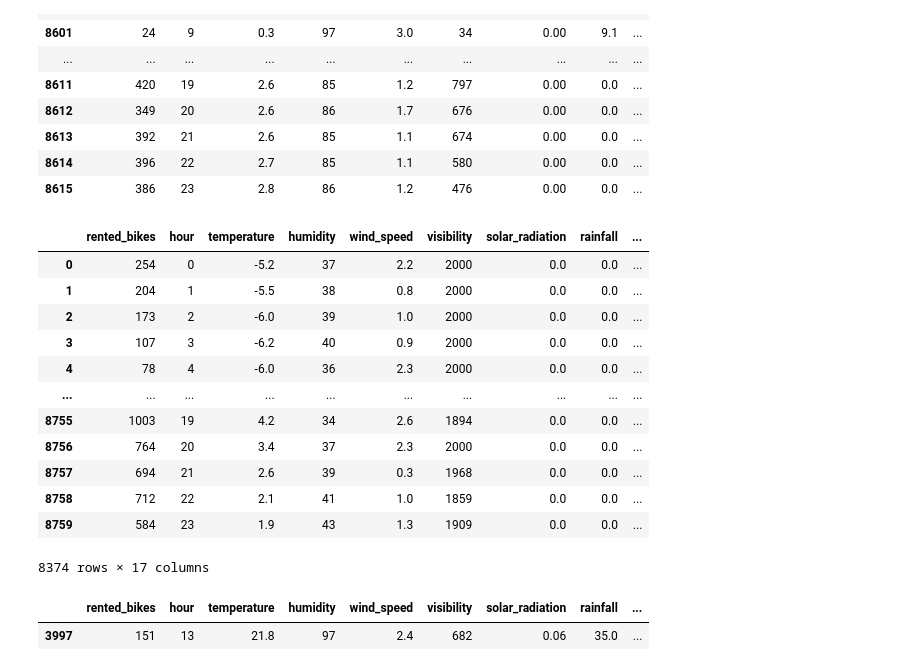
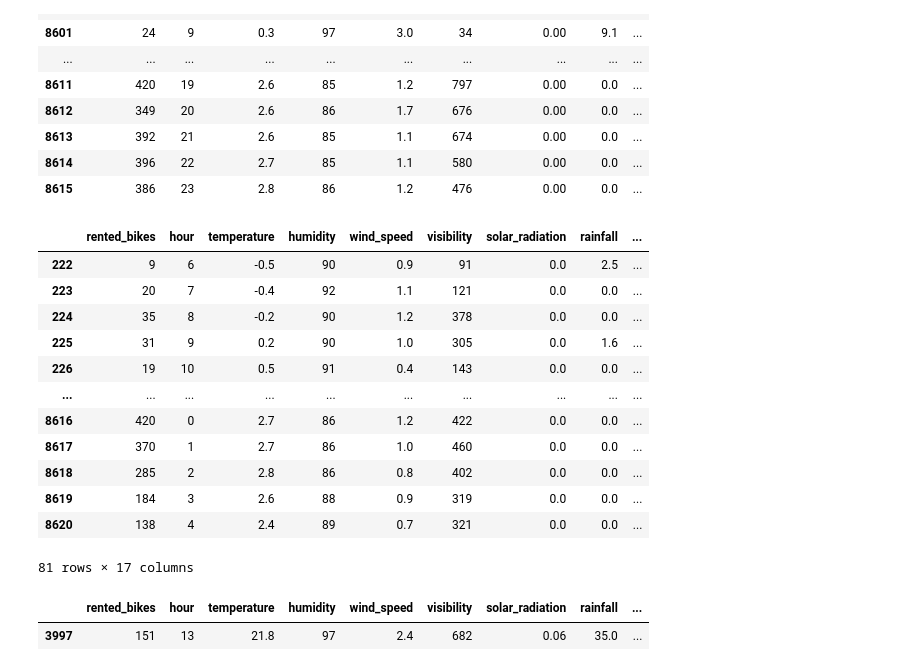
Before and after one commit to chvikas/bike-sharing-demand-prediction, a Jupyter notebook: Bike_Sharing_Demand_Prediction_Capstone_Project.ipynb, the cells around one changed output. Cells and saved outputs as stored; diff of their text form; code cells hidden in the pictures.

```diff
--- a/Bike_Sharing_Demand_Prediction_Capstone_Project.ipynb
+++ b/Bike_Sharing_Demand_Prediction_Capstone_Project.ipynb
@@ -553,21 +553,21 @@ df[(df['month_name']=='November') & (df['day']==24)]
 | 8614 | 396 | 22 | 2.7 | 85 | 1.1 | 580 | 0.00 | 0.0 | ... |
 | 8615 | 386 | 23 | 2.8 | 86 | 1.2 | 476 | 0.00 | 0.0 | ... |
 # %%
-df[df['snowfall'] < df['snowfall'].quantile(0.99)]
+df[df['snowfall'] > df['snowfall'].quantile(0.99)]
 # %% [output]
 |  | rented_bikes | hour | temperature | humidity | wind_speed | visibility | solar_radiation | rainfall | ... |
-| 0 | 254 | 0 | -5.2 | 37 | 2.2 | 2000 | 0.0 | 0.0 | ... |
-| 1 | 204 | 1 | -5.5 | 38 | 0.8 | 2000 | 0.0 | 0.0 | ... |
-| 2 | 173 | 2 | -6.0 | 39 | 1.0 | 2000 | 0.0 | 0.0 | ... |
-| 3 | 107 | 3 | -6.2 | 40 | 0.9 | 2000 | 0.0 | 0.0 | ... |
-| 4 | 78 | 4 | -6.0 | 36 | 2.3 | 2000 | 0.0 | 0.0 | ... |
+| 222 | 9 | 6 | -0.5 | 90 | 0.9 | 91 | 0.0 | 2.5 | ... |
+| 223 | 20 | 7 | -0.4 | 92 | 1.1 | 121 | 0.0 | 0.0 | ... |
+| 224 | 35 | 8 | -0.2 | 90 | 1.2 | 378 | 0.0 | 0.0 | ... |
+| 225 | 31 | 9 | 0.2 | 90 | 1.0 | 305 | 0.0 | 1.6 | ... |
+| 226 | 19 | 10 | 0.5 | 91 | 0.4 | 143 | 0.0 | 0.0 | ... |
 | ... | ... | ... | ... | ... | ... | ... | ... | ... | ... |
-| 8755 | 1003 | 19 | 4.2 | 34 | 2.6 | 1894 | 0.0 | 0.0 | ... |
-| 8756 | 764 | 20 | 3.4 | 37 | 2.3 | 2000 | 0.0 | 0.0 | ... |
-| 8757 | 694 | 21 | 2.6 | 39 | 0.3 | 1968 | 0.0 | 0.0 | ... |
-| 8758 | 712 | 22 | 2.1 | 41 | 1.0 | 1859 | 0.0 | 0.0 | ... |
-| 8759 | 584 | 23 | 1.9 | 43 | 1.3 | 1909 | 0.0 | 0.0 | ... |
+| 8616 | 420 | 0 | 2.7 | 86 | 1.2 | 422 | 0.0 | 0.0 | ... |
+| 8617 | 370 | 1 | 2.7 | 86 | 1.0 | 460 | 0.0 | 0.0 | ... |
+| 8618 | 285 | 2 | 2.8 | 86 | 0.8 | 402 | 0.0 | 0.0 | ... |
+| 8619 | 184 | 3 | 2.6 | 88 | 0.9 | 319 | 0.0 | 0.0 | ... |
+| 8620 | 138 | 4 | 2.4 | 89 | 0.7 | 321 | 0.0 | 0.0 | ... |
-8374 rows × 17 columns
+81 rows × 17 columns
 # %%
 df[df['rainfall'] == df['rainfall'].max()]
 # %% [output]
```
Also changed, not shown: parts of 24 cells of this notebook.
